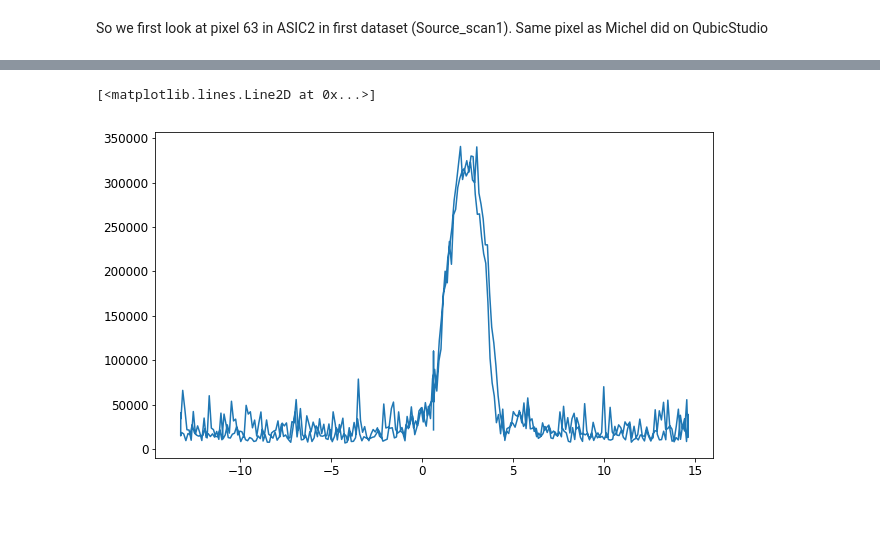
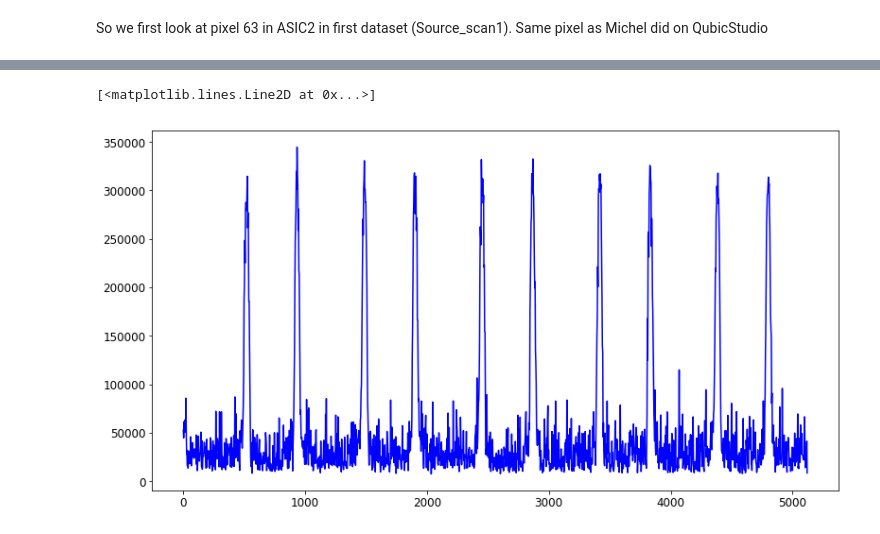
Before and after one commit to qubicsoft/qubic, a Jupyter notebook: qubic/scripts/Calibration/Continuous Scans Azimuth.ipynb, the cells around one changed output, grey strips where cells are left out. Cells and saved outputs as stored; diff of their text form; code cells hidden in the pictures.

```diff
--- a/qubic/scripts/Calibration/Continuous Scans Azimuth.ipynb
+++ b/qubic/scripts/Calibration/Continuous Scans Azimuth.ipynb
@@ -21,5 +21,6 @@ Source modulation sinewave at 0.5Hz at 150 GHz
 # %%
-data_dir = '/qubic/Data/Calib-TD/2019-02-21/'
+day = '2019-02-22'
+data_dir = '/qubic/Data/Calib-TD/'+day+'/'
 dirs = glob.glob(data_dir+'/*')
 dirs
 # %% [output]
@@ -41,14 +40,14 @@ labels
 # %% [markdown]
 So we first look at pixel 63 in ASIC2 in first dataset (Source_scan1). Same pixel as Michel did on QubicStudio
 # %%
-thedir = dirs[2]
+thedir = dirs[0]
 a = qp()
 a.read_qubicstudio_dataset(thedir, asic=2)
 nsamples = len(a.timeline(TES=63))
 pow2 = int(np.log(nsamples)/np.log(2))
 ns = 2**pow2
 FREQ_SAMPLING = 1./a.sample_period()
-time = a.timeline_timeaxis(0,axistype='index')
+t_data = a.timeline_timeaxis(0,axistype='index')
 print(nsamples)
 
 t_az, azinit = ft.read_hkintern(thedir,thefieldname='Platform-Azimut')
@@ -89,6 +84,6 @@ print(np.min(az),np.max(az))
 # %%
-new_az = np.interp(time, t_az-min(t_az), az)
-plot(new_az, data)
+new_az = np.interp(t_data, t_az-min(t_az), az)
+plot(new_az, data,'b,')
 xlabel('Azimuth [deg]')
 ylabel('Data')
 # %% [output]
@@ -97,16 +92,16 @@ Text(0,0.5,'Data')
 # %%
-ppp = 2.
-period = ppp*(time/int(ppp)).astype(int)
+ppp = 3.
+period = ppp*(t_data/int(ppp)).astype(int)
 allperiods = np.unique(period)
 tper = np.zeros(len(allperiods))
 azper = np.zeros(len(allperiods))
 ampdata = np.zeros(len(allperiods))
 for i in xrange(len(allperiods)):
     ok = (period == allperiods[i])
     azper[i] = np.mean(new_az[ok])
-    tper[i] = np.mean(time[ok])
+    tper[i] = np.mean(t_data[ok])
     ampdata[i] = np.std(data[ok])
-plot(azper,ampdata)
+plot(tper,ampdata,'b')
 # %% [output]
 [<matplotlib.lines.Line2D at 0x...>]
-[figure, old version]
+[figure, new version]
```
Also changed, not shown: parts of 13 cells of this notebook.
